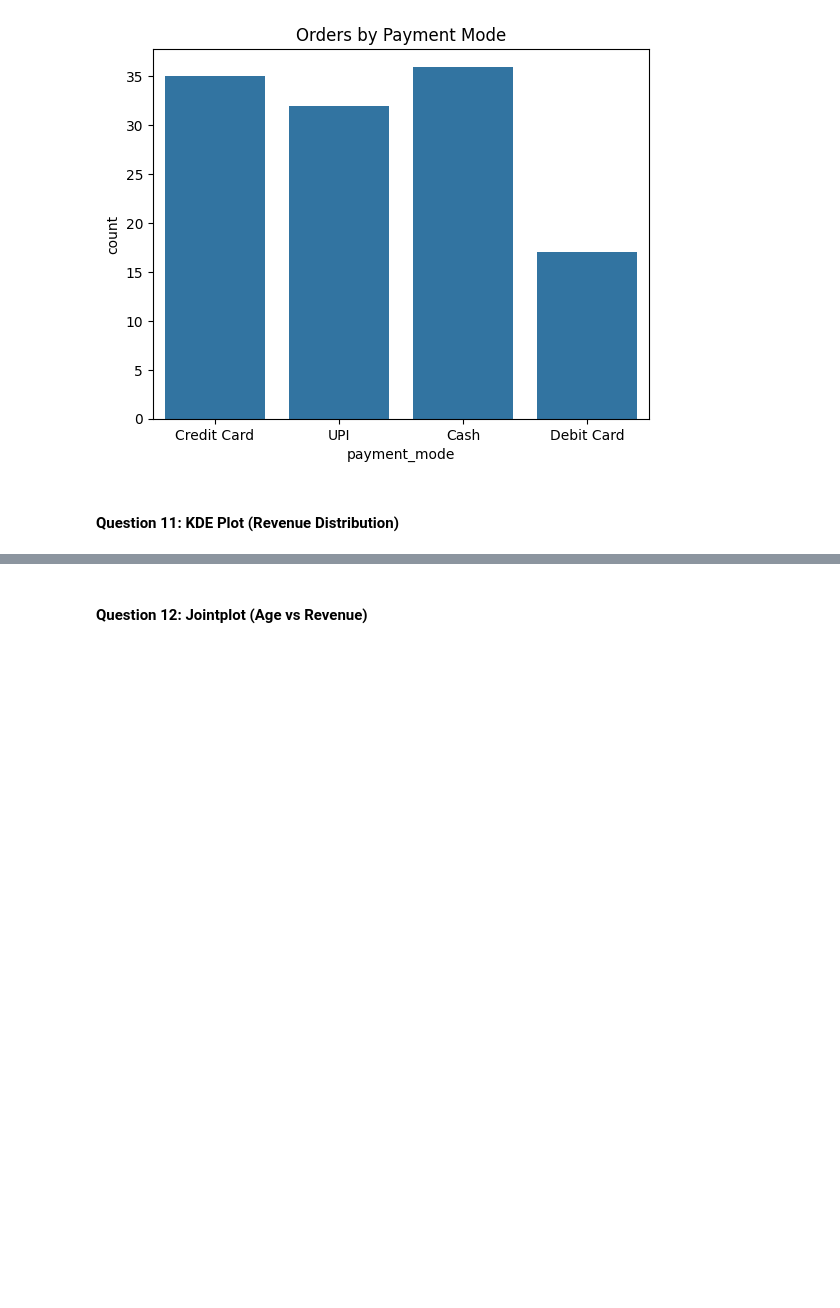
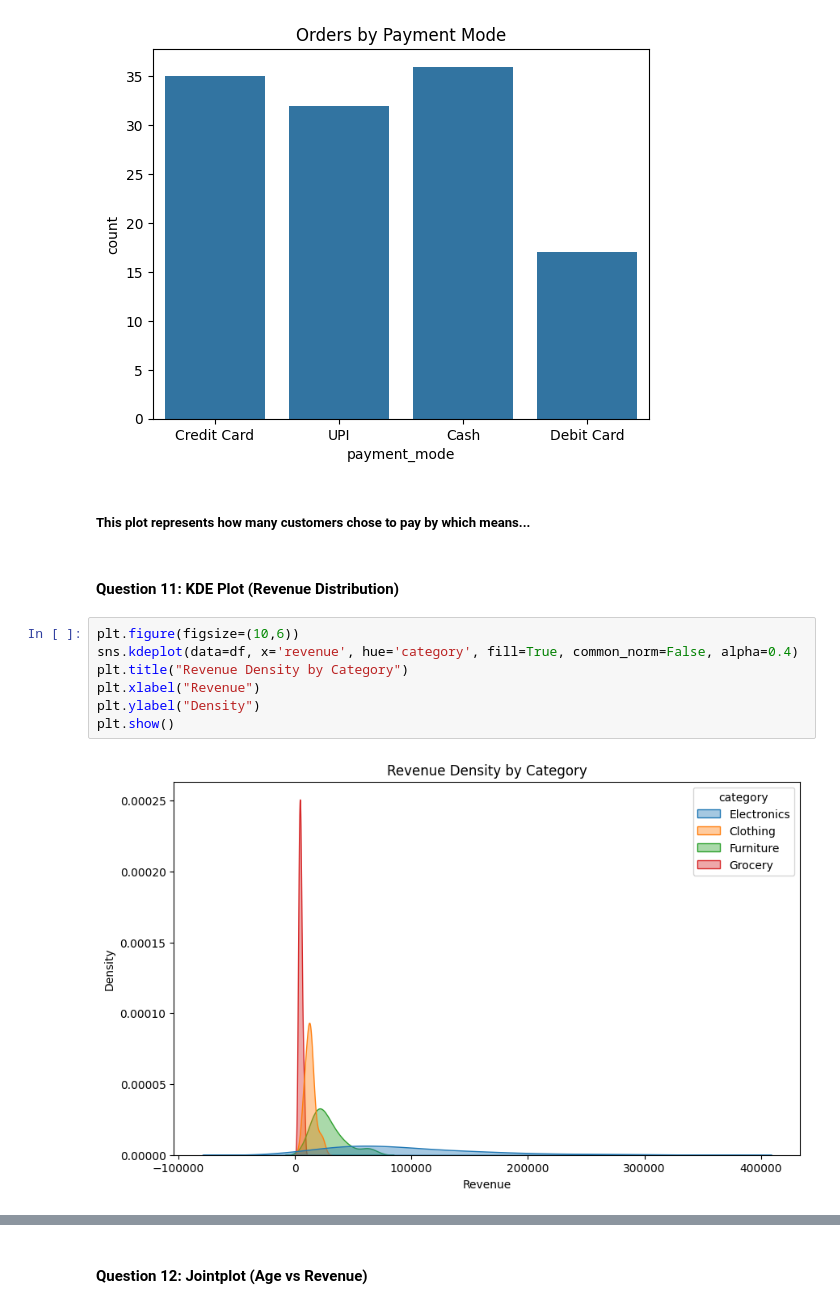
Before and after one commit to JindalChaitanya/CDAC-PGCP-AI, a Jupyter notebook: Data Analysis/Assignment 5/Assignment_5.ipynb, the cells around one changed output, grey strips where cells are left out. Saved outputs shown, nothing was run; the diff lists cells and outputs as text; blank space fills up the shorter version.

```diff
--- a/Data Analysis/Assignment 5/Assignment_5.ipynb
+++ b/Data Analysis/Assignment 5/Assignment_5.ipynb
@@ -182,5 +192,16 @@ plt.title("Orders by Payment Mode")
 plt.show()
 # %% [output]
 [figure]
+# %% [markdown]
+##### This plot represents how many customers chose to pay by which means...
 # %% [markdown]
 #### Question 11: KDE Plot (Revenue Distribution)
+# %%
+plt.figure(figsize=(10,6))
+sns.kdeplot(data=df, x='revenue', hue='category', fill=True, common_norm=False, alpha=0.4)
+plt.title("Revenue Density by Category")
+plt.xlabel("Revenue")
+plt.ylabel("Density")
+plt.show()
+# %% [output]
+[figure, added]
```
Also changed, not shown: parts of 13 cells of this notebook.
